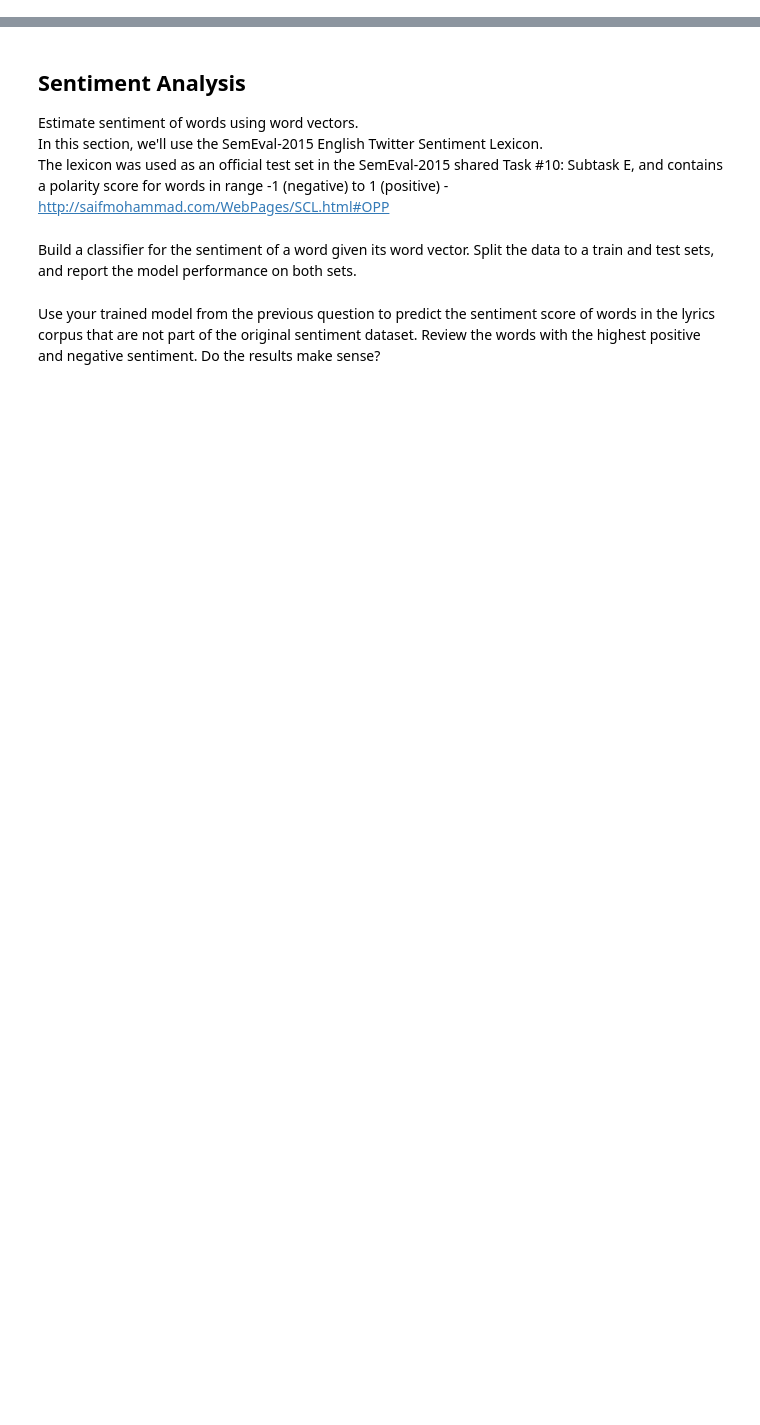
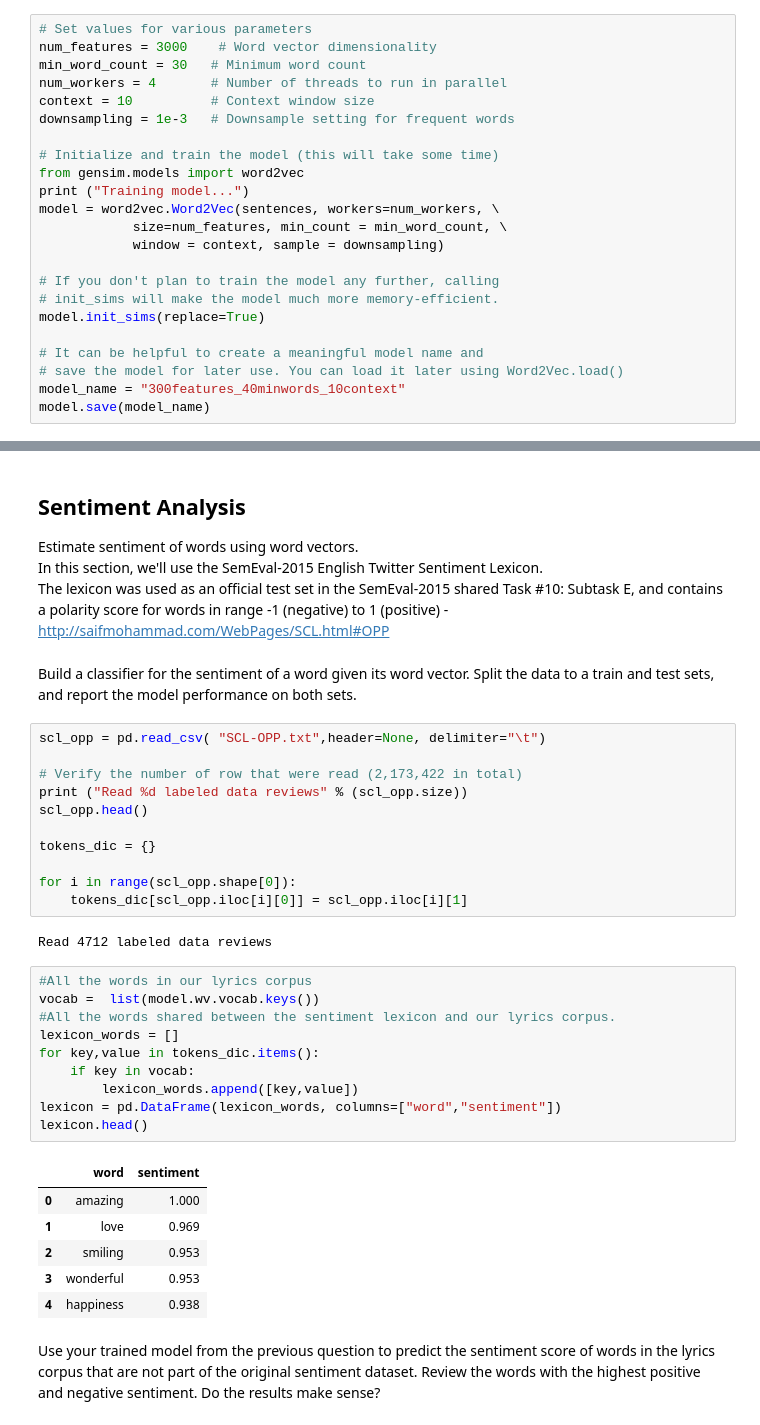
Before and after one commit to GreJerdev/Y-data, a Jupyter notebook: dl/home_work3/DL_word_embedding_assignment.ipynb, the cells around one changed output, grey strips where cells are left out. Cells and saved outputs as stored; diff of their text form; blank space fills up the shorter version.

```diff
--- a/dl/home_work3/DL_word_embedding_assignment.ipynb
+++ b/dl/home_work3/DL_word_embedding_assignment.ipynb
@@ -34,0 +211,23 @@ Use 300 as the dimension of the word vectors. Try different context sizes.
+# %%
+# Set values for various parameters
+num_features = 3000    # Word vector dimensionality
+min_word_count = 30   # Minimum word count
+num_workers = 4       # Number of threads to run in parallel
+context = 10          # Context window size
+downsampling = 1e-3   # Downsample setting for frequent words
+
+# Initialize and train the model (this will take some time)
+from gensim.models import word2vec
+print ("Training model...")
+model = word2vec.Word2Vec(sentences, workers=num_workers, \
+            size=num_features, min_count = min_word_count, \
+            window = context, sample = downsampling)
+
+# If you don't plan to train the model any further, calling
+# init_sims will make the model much more memory-efficient.
+model.init_sims(replace=True)
+
+# It can be helpful to create a meaningful model name and
+# save the model for later use. You can load it later using Word2Vec.load()
+model_name = "300features_40minwords_10context"
+model.save(model_name)
@@ -49,5 +315,35 @@ In this section, we'll use the SemEval-2015 English Twitter Sentiment Lexicon.
 The lexicon was used as an official test set in the SemEval-2015 shared Task #10: Subtask E, and contains a polarity score for words in range -1 (negative) to 1 (positive) - http://saifmohammad.com/WebPages/SCL.html#OPP
 # %% [markdown]
 Build a classifier for the sentiment of a word given its word vector. Split the data to a train and test sets, and report the model performance on both sets.
+# %%
+scl_opp = pd.read_csv( "SCL-OPP.txt",header=None, delimiter="\t")
+
+# Verify the number of row that were read (2,173,422 in total)
+print ("Read %d labeled data reviews" % (scl_opp.size))
+scl_opp.head()
+
+tokens_dic = {}
+
+for i in range(scl_opp.shape[0]):
+    tokens_dic[scl_opp.iloc[i][0]] = scl_opp.iloc[i][1]
+# %% [output]
+Read 4712 labeled data reviews
+# %%
+#All the words in our lyrics corpus
+vocab =  list(model.wv.vocab.keys())
+#All the words shared between the sentiment lexicon and our lyrics corpus.
+lexicon_words = []
+for key,value in tokens_dic.items():
+    if key in vocab:
+        lexicon_words.append([key,value])
+lexicon = pd.DataFrame(lexicon_words, columns=["word","sentiment"])
+lexicon.head()
+# %% [output]
+|  | word | sentiment |
+| 0 | amazing | 1.000 |
+| 1 | love | 0.969 |
+| 2 | smiling | 0.953 |
+| 3 | wonderful | 0.953 |
+| 4 | happiness | 0.938 |
 # %% [markdown]
 Use your trained model from the previous question to predict the sentiment score of words in the lyrics corpus that are not part of the original sentiment dataset. Review the words with the highest positive and negative sentiment. Do the results make sense?
```
Also changed, not shown: parts of 16 cells of this notebook.
